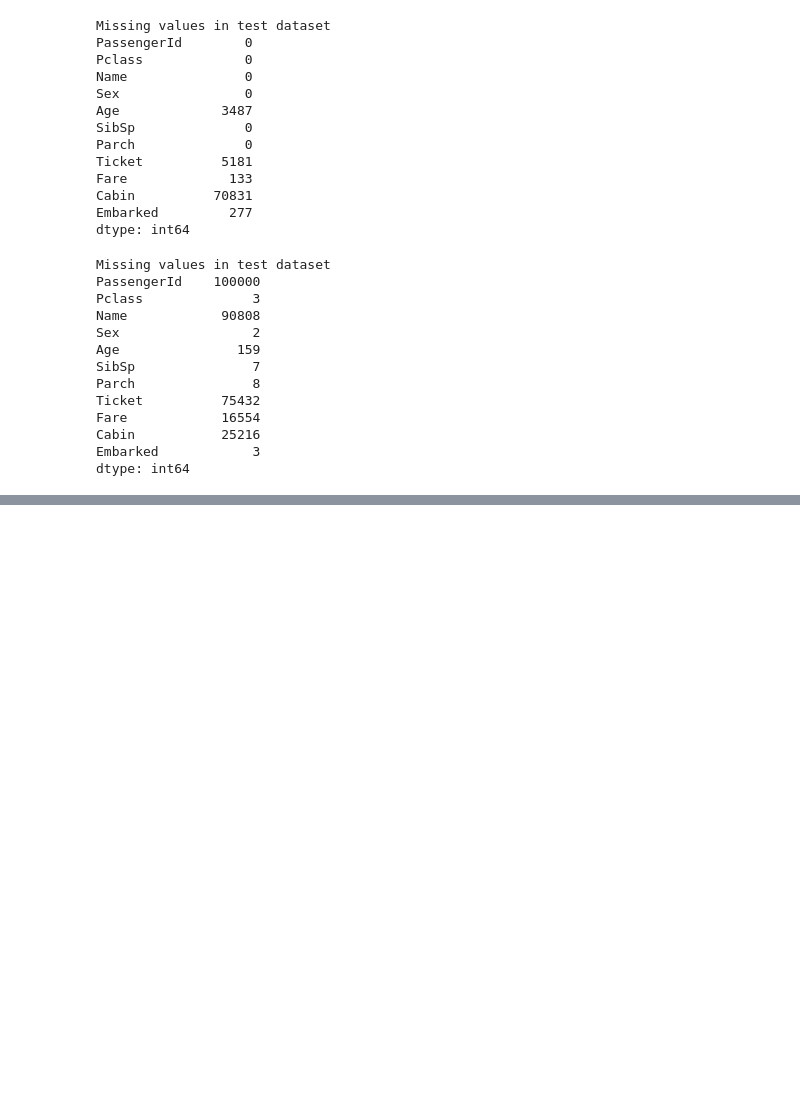
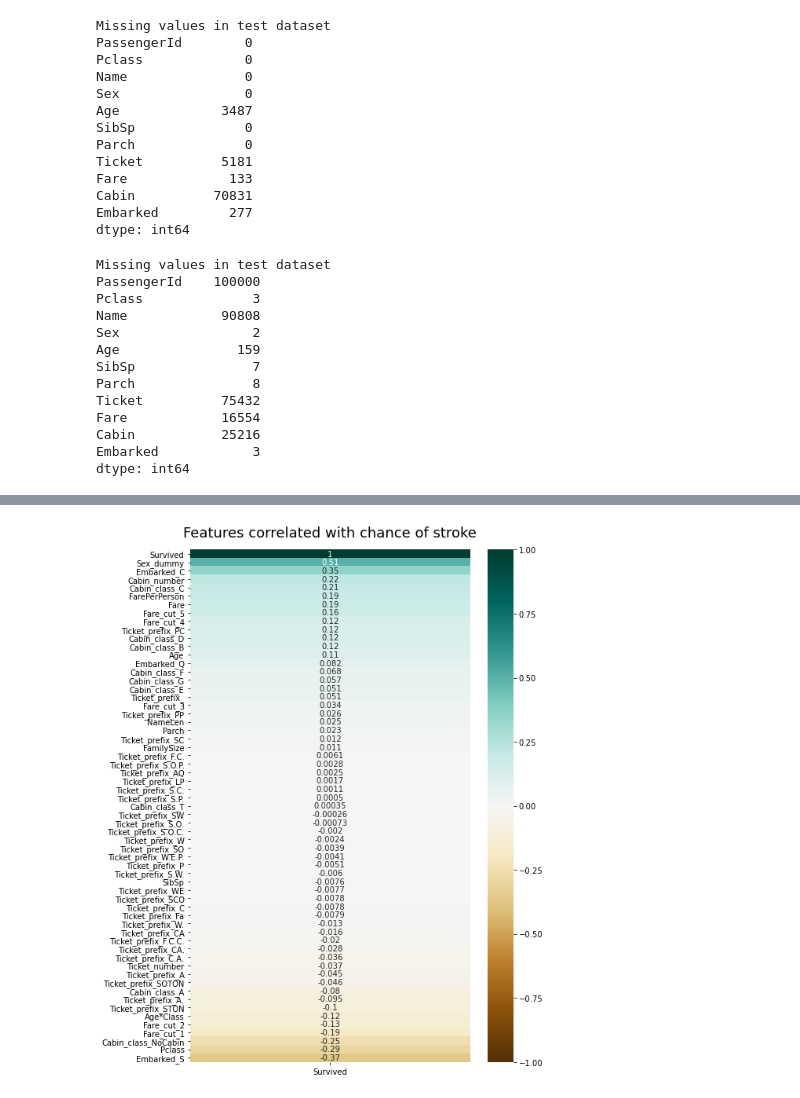
Before and after one commit to DJcarlo23/Data-Science, a Jupyter notebook: ML/Classification/Titanic/Tabular Playground April/Titanic Tabular Playground.ipynb, the cells around one changed output, grey strips where cells are left out. Drawn from its saved outputs; the diff is of its cells as text; code cells hidden in the pictures; blank space fills up the shorter version.

```diff
--- a/ML/Classification/Titanic/Tabular Playground April/Titanic Tabular Playground.ipynb
+++ b/ML/Classification/Titanic/Tabular Playground April/Titanic Tabular Playground.ipynb
@@ -180,0 +237,9 @@ data_test_prep = dataset_preparation(data_test_copy)
+# %%
+plt.figure(figsize=(8, 12))
+
+heatmap = sns.heatmap(data_train_prep.corr()[['Survived']].sort_values(by='Survived', ascending=False),
+                     vmin=-1, vmax=1, annot=True, cmap='BrBG')
+
+heatmap.set_title('Features correlated with chance of stroke', fontdict={'fontsize': 18}, pad=16);
+# %% [output]
+[figure, added]
```
Also changed, not shown: parts of 27 cells of this notebook, 1 other file.
